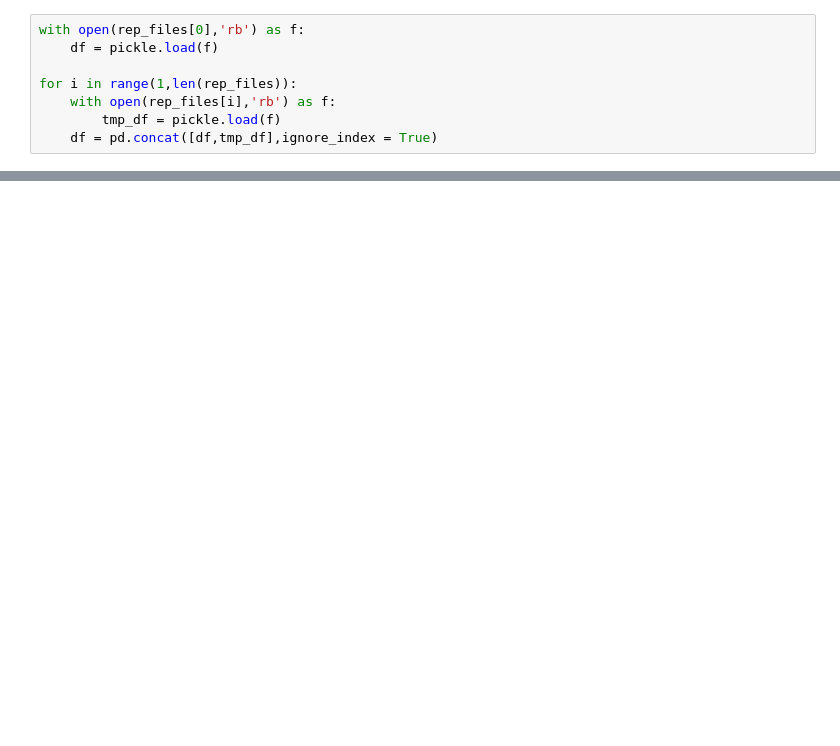
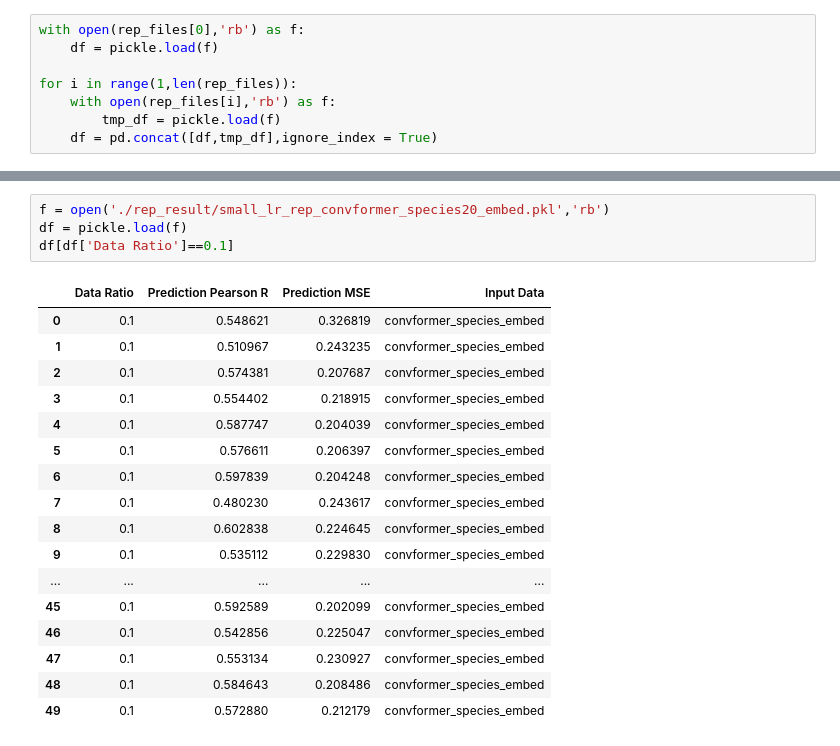
Before and after one commit to amberT15/RNA_multitask, a Jupyter notebook: replications/rna_stable/embedding_efficiency.ipynb, the cells around one changed output, grey strips where cells are left out. Cells and saved outputs as stored; diff of their text form; blank space fills up the shorter version.

```diff
--- a/replications/rna_stable/embedding_efficiency.ipynb
+++ b/replications/rna_stable/embedding_efficiency.ipynb
@@ -39,0 +59,22 @@ The `ci` parameter is deprecated. Use `errorbar=None` for the same effect.
+# %%
+f = open('./rep_result/small_lr_rep_convformer_species20_embed.pkl','rb')
+df = pickle.load(f)
+df[df['Data Ratio']==0.1]
+# %% [output]
+|  | Data Ratio | Prediction Pearson R | Prediction MSE | Input Data |
+| 0 | 0.1 | 0.548621 | 0.326819 | convformer_species_embed |
+| 1 | 0.1 | 0.510967 | 0.243235 | convformer_species_embed |
+| 2 | 0.1 | 0.574381 | 0.207687 | convformer_species_embed |
+| 3 | 0.1 | 0.554402 | 0.218915 | convformer_species_embed |
+| 4 | 0.1 | 0.587747 | 0.204039 | convformer_species_embed |
+| 5 | 0.1 | 0.576611 | 0.206397 | convformer_species_embed |
+| 6 | 0.1 | 0.597839 | 0.204248 | convformer_species_embed |
+| 7 | 0.1 | 0.480230 | 0.243617 | convformer_species_embed |
+| 8 | 0.1 | 0.602838 | 0.224645 | convformer_species_embed |
+| 9 | 0.1 | 0.535112 | 0.229830 | convformer_species_embed |
+| ... | ... | ... | ... | ... |
+| 45 | 0.1 | 0.592589 | 0.202099 | convformer_species_embed |
+| 46 | 0.1 | 0.542856 | 0.225047 | convformer_species_embed |
+| 47 | 0.1 | 0.553134 | 0.230927 | convformer_species_embed |
+| 48 | 0.1 | 0.584643 | 0.208486 | convformer_species_embed |
+| 49 | 0.1 | 0.572880 | 0.212179 | convformer_species_embed |
```
Also changed, not shown: parts of 6 cells of this notebook, 46 other files.
